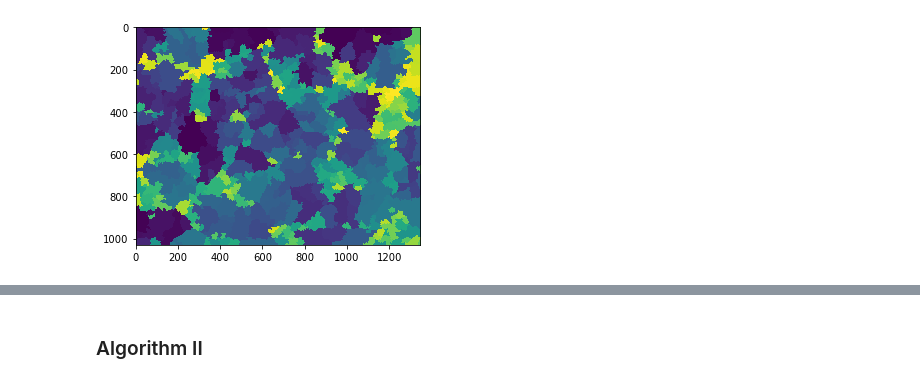
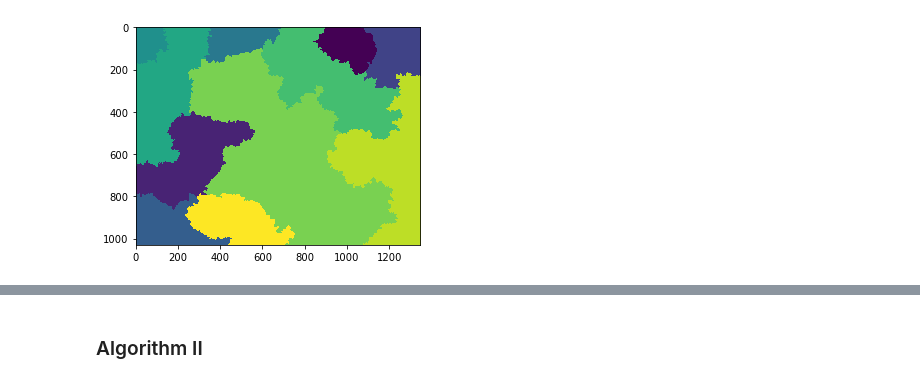
Before and after one commit to Jacob-Relle/MIP-Projekt, a Jupyter notebook: Project.ipynb, the cells around one changed output, grey strips where cells are left out. Cells and saved outputs as stored; diff of their text form; code cells hidden in the pictures.

```diff
--- a/Project.ipynb
+++ b/Project.ipynb
@@ -85,3 +40,17 @@ def generate_connected_subgraphs(adjacency, node): #adjacency needs to be a nump
+# %%
+def generate_connected_subgraphs(G):
+    dim = nx.number_of_nodes(G)
+    vertices = range(dim)
+    S = []
+
+    for length in range(1,dim+1):
+        for subs in list(itertools.combinations(vertices, length)):
+            H = nx.induced_subgraph(G, subs)
+            if len(subs) == 1:
+                S.append(H)
+            elif nx.is_connected(H):
+                S.append(H)
+    return S
 # %%
 def generate_fragments(img,std_dev,int_threshold,min_seed_dist,max_search_depth,max_frag_dist):
     #smooth image with gausian filter
@@ -166,10 +145,15 @@ def generate_fragments(img,std_dev,int_threshold,min_seed_dist,max_search_depth,
 # %%
-#testing watershed
-a,b,c = generate_fragments(image,1,0.1,20,1,40)
-plt.imshow(b)
+#testing ALg I
+Omega,S = generate_fragments(image,1,0.1,190,1,1)
+plt.imshow(Omega)
 plt.show()
-print(c)
+
+#to use when c = Epsilon
+#nx.draw(c)
+#nx.number_of_nodes(c)
+#print(c)
+#won't print c, idk why
 # %% [output]
-[figure, old version]
+[figure, new version]
 # %%
 adjacency = np.array([[0, 1, 1, 0], [1, 0, 1, 1], [1, 1, 0, 0], [0, 1, 0, 0]])
```
Also changed, not shown: parts of 15 cells of this notebook.
